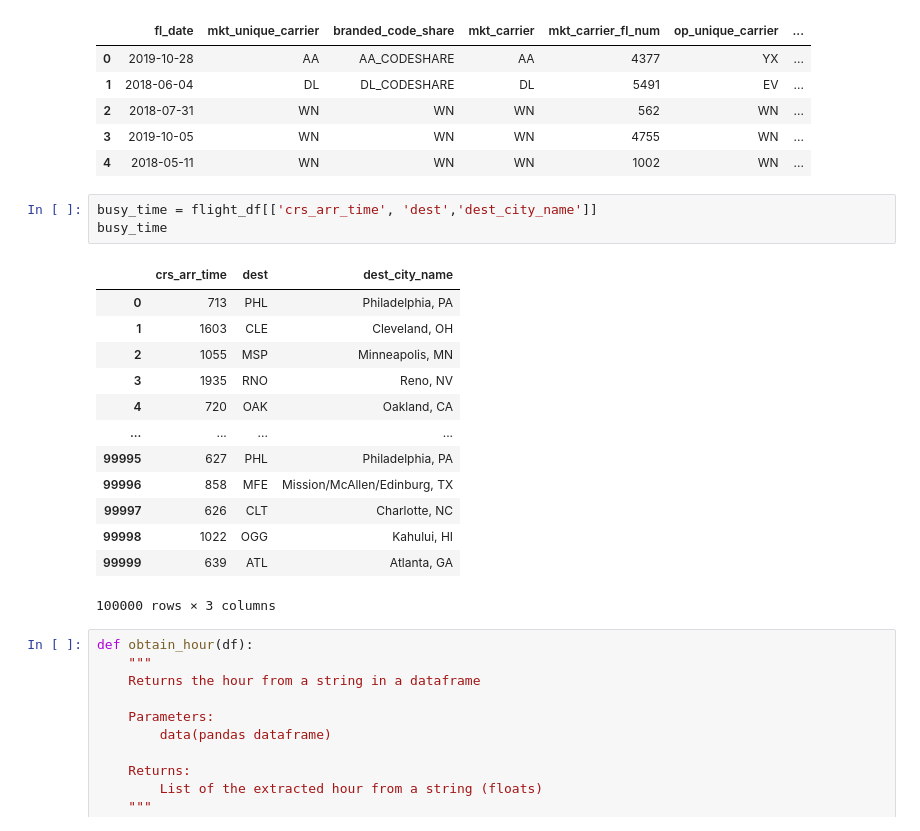
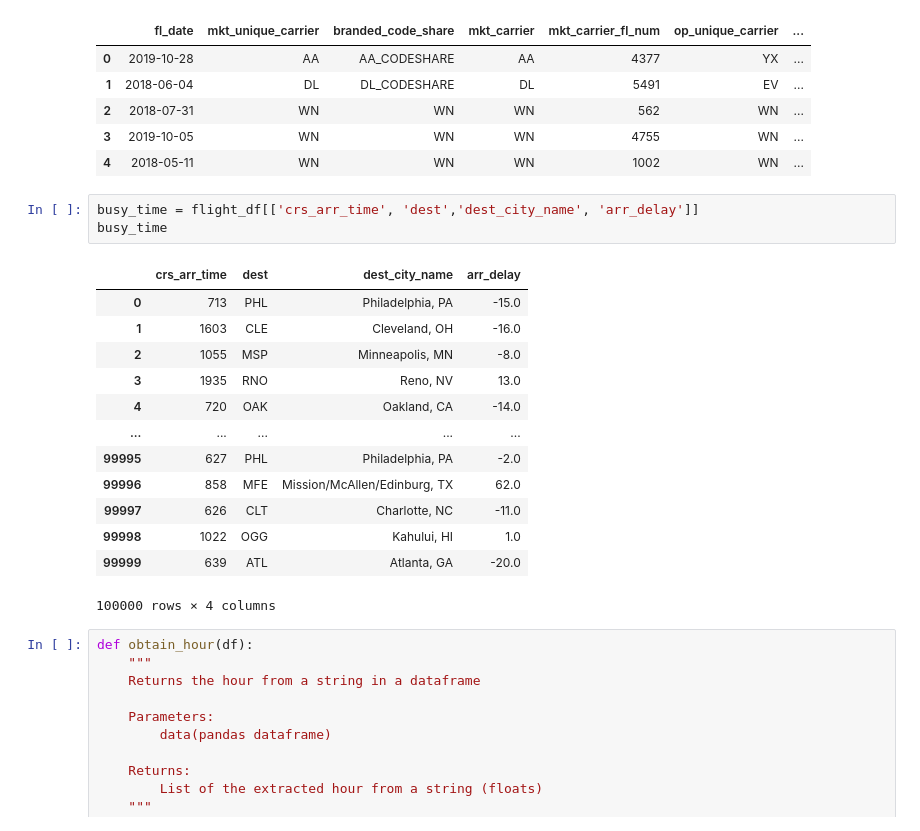
Before and after one commit to JohnathanJack/Predicting-Flight-Delays, a Jupyter notebook: Visuals.ipynb, the cells around one changed output. Cells and saved outputs as stored; diff of their text form.

```diff
--- a/Visuals.ipynb
+++ b/Visuals.ipynb
@@ -86,22 +88,22 @@ flight_df.head()
 | 3 | 2019-10-05 | WN | WN | WN | 4755 | WN | ... |
 | 4 | 2018-05-11 | WN | WN | WN | 1002 | WN | ... |
 # %%
-busy_time = flight_df[['crs_arr_time', 'dest','dest_city_name']]
+busy_time = flight_df[['crs_arr_time', 'dest','dest_city_name', 'arr_delay']]
 busy_time
 # %% [output]
-|  | crs_arr_time | dest | dest_city_name |
-| 0 | 713 | PHL | Philadelphia, PA |
-| 1 | 1603 | CLE | Cleveland, OH |
-| 2 | 1055 | MSP | Minneapolis, MN |
-| 3 | 1935 | RNO | Reno, NV |
-| 4 | 720 | OAK | Oakland, CA |
-| ... | ... | ... | ... |
-| 99995 | 627 | PHL | Philadelphia, PA |
-| 99996 | 858 | MFE | Mission/McAllen/Edinburg, TX |
-| 99997 | 626 | CLT | Charlotte, NC |
-| 99998 | 1022 | OGG | Kahului, HI |
-| 99999 | 639 | ATL | Atlanta, GA |
+|  | crs_arr_time | dest | dest_city_name | arr_delay |
+| 0 | 713 | PHL | Philadelphia, PA | -15.0 |
+| 1 | 1603 | CLE | Cleveland, OH | -16.0 |
+| 2 | 1055 | MSP | Minneapolis, MN | -8.0 |
+| 3 | 1935 | RNO | Reno, NV | 13.0 |
+| 4 | 720 | OAK | Oakland, CA | -14.0 |
+| ... | ... | ... | ... | ... |
+| 99995 | 627 | PHL | Philadelphia, PA | -2.0 |
+| 99996 | 858 | MFE | Mission/McAllen/Edinburg, TX | 62.0 |
+| 99997 | 626 | CLT | Charlotte, NC | -11.0 |
+| 99998 | 1022 | OGG | Kahului, HI | 1.0 |
+| 99999 | 639 | ATL | Atlanta, GA | -20.0 |
-100000 rows × 3 columns
+100000 rows × 4 columns
 # %%
 def obtain_hour(df):
     """
```
Also changed, not shown: parts of 17 cells of this notebook, 1 other file.
